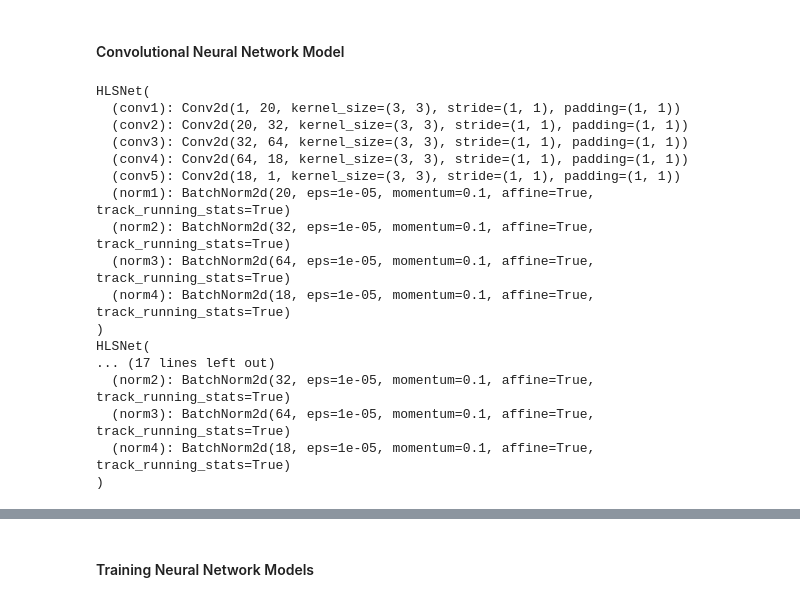
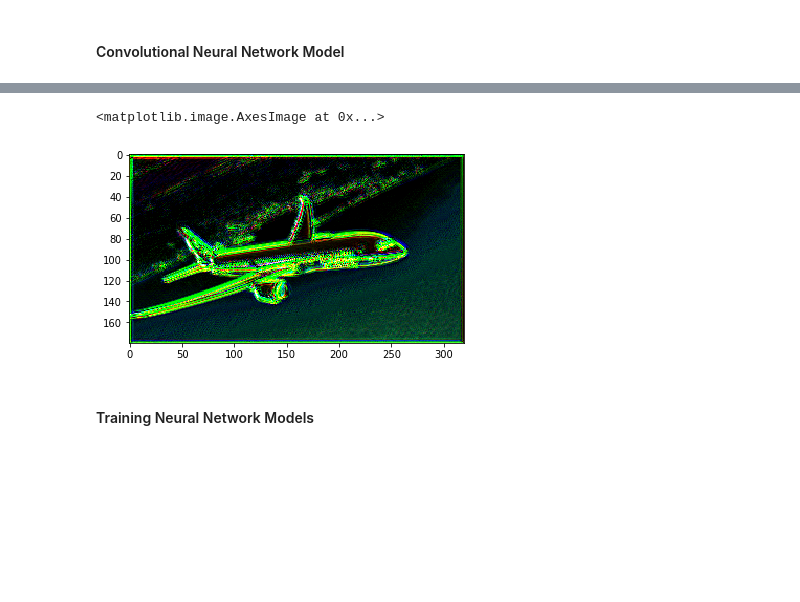
Before and after one commit to sachithdickwella/computervision-pytorch, a Jupyter notebook: src/gray_to_color.ipynb, the cells around one changed output, grey strips where cells are left out. Saved outputs shown, nothing was run; the diff lists cells and outputs as text; code cells hidden in the pictures; blank space fills up the shorter version.

```diff
--- a/src/gray_to_color.ipynb
+++ b/src/gray_to_color.ipynb
@@ -151,51 +99,34 @@ plt.imshow(np.transpose(hls_ims[2], axes=(1, 2, 0)))
 # %% [markdown]
 ####  Convolutional Neural Network Model
 # %%
-class HLSNet(nn.Module):
+class RGBNet(nn.Module):
 
     def __init__(self):
         super().__init__()
-        self.conv1 = nn.Conv2d(in_channels=1, out_channels=20, kernel_size=3, stride=1, padding=1)
-        self.conv2 = nn.Conv2d(in_channels=20, out_channels=32, kernel_size=3, stride=1, padding=1)
-        self.conv3 = nn.Conv2d(in_channels=32, out_channels=64, kernel_size=3, stride=1, padding=1)
-        self.conv4 = nn.Conv2d(in_channels=64, out_channels=18, kernel_size=3, stride=1, padding=1)
-        self.conv5 = nn.Conv2d(in_channels=18, out_channels=3, kernel_size=3, stride=1, padding=1)
-        self.norm1 = nn.BatchNorm2d(20)
-        self.norm2 = nn.BatchNorm2d(32)
-        self.norm3 = nn.BatchNorm2d(64)
-        self.norm4 = nn.BatchNorm2d(18)
+
+        self.sequence = nn.Sequential(
+            nn.Conv2d(in_channels=1, out_channels=20, kernel_size=3, stride=1, padding=1),
+            nn.BatchNorm2d(20),
+            nn.ReLU(),
+            # nn.UpsamplingBilinear2d(scale_factor=2),
+            nn.Conv2d(in_channels=20, out_channels=32, kernel_size=3, stride=1, padding=1),
+            nn.BatchNorm2d(32),
+            nn.ReLU(),
+            nn.Conv2d(in_channels=32, out_channels=64, kernel_size=3, stride=1, padding=1),
+            nn.BatchNorm2d(64),
+            nn.ReLU(),
+            nn.Conv2d(in_channels=64, out_channels=18, kernel_size=3, stride=1, padding=1),
+            nn.BatchNorm2d(18),
+            nn.ReLU(),
+            nn.Conv2d(in_channels=18, out_channels=3, kernel_size=3, stride=1, padding=1),
+            # nn.MaxPool2d(kernel_size=2, stride=2)
+        )
 
     def forward(self, X):
-        X = F.relu(self.conv1(X))
-        X = self.norm1(X)
-        X = F.relu(self.conv2(X))
-        X = self.norm2(X)
-        X = F.relu(self.conv3(X))
-        X = self.norm3(X)
-        X = F.relu((self.conv4(X)))
-        X = self.norm4(X)
-        return self.conv5(X)
+        return self.sequence(X)
-# %%
-hueModel = HLSNet()
-lightModel = HLSNet()
-saturationModel = HLSNet()
-
-print(hueModel, lightModel, saturationModel, sep="\n")
-# %% [output]
-HLSNet(
-  (conv1): Conv2d(1, 20, kernel_size=(3, 3), stride=(1, 1), padding=(1, 1))
-  (conv2): Conv2d(20, 32, kernel_size=(3, 3), stride=(1, 1), padding=(1, 1))
-  (conv3): Conv2d(32, 64, kernel_size=(3, 3), stride=(1, 1), padding=(1, 1))
-  (conv4): Conv2d(64, 18, kernel_size=(3, 3), stride=(1, 1), padding=(1, 1))
-  (conv5): Conv2d(18, 1, kernel_size=(3, 3), stride=(1, 1), padding=(1, 1))
-  (norm1): BatchNorm2d(20, eps=1e-05, momentum=0.1, affine=True, track_running_stats=True)
-  (norm2): BatchNorm2d(32, eps=1e-05, momentum=0.1, affine=True, track_running_stats=True)
-  (norm3): BatchNorm2d(64, eps=1e-05, momentum=0.1, affine=True, track_running_stats=True)
-  (norm4): BatchNorm2d(18, eps=1e-05, momentum=0.1, affine=True, track_running_stats=True)
-)
-HLSNet(
-... (17 lines left out)
-  (norm2): BatchNorm2d(32, eps=1e-05, momentum=0.1, affine=True, track_running_stats=True)
-  (norm3): BatchNorm2d(64, eps=1e-05, momentum=0.1, affine=True, track_running_stats=True)
-  (norm4): BatchNorm2d(18, eps=1e-05, momentum=0.1, affine=True, track_running_stats=True)
-)
+# %%
+model = RGBNet()
+
+s = model(g_ims[2].view(-1, 1, 180, 320))
+plt.imshow(np.transpose(s.detach().view(-1, 180, 320), axes=(1, 2, 0)))
+# %% [output]
@@ -202,3 +134,5 @@ HLSNet(
+<matplotlib.image.AxesImage at 0x...>
+[figure, added]
 # %% [markdown]
 #### Training Neural Network Models
 # %%
```
Also changed, not shown: parts of 14 cells of this notebook.
